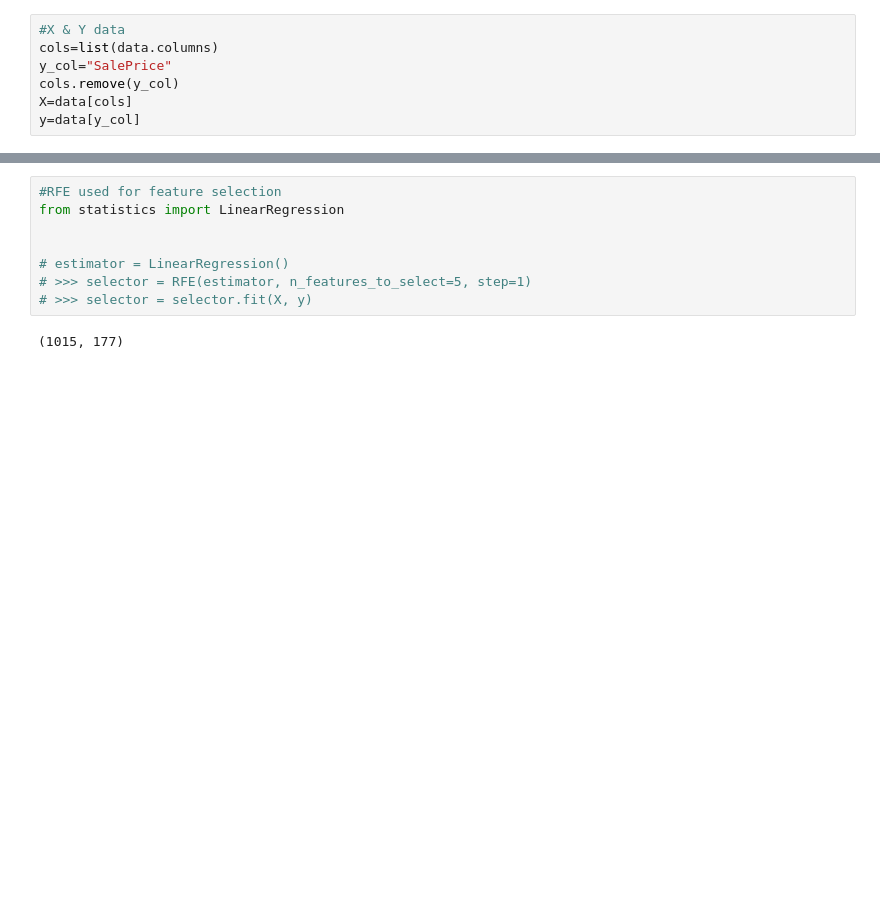
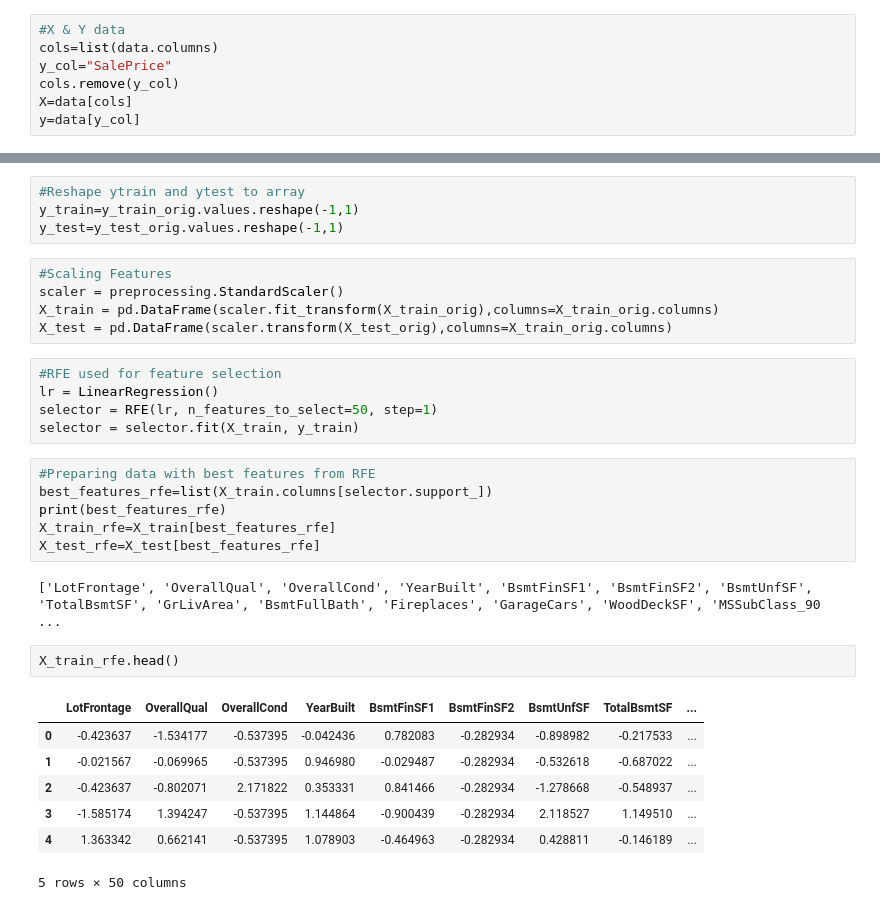
Before and after one commit to karthickchetti/HousingPricePrediction, a Jupyter notebook: Advanced_Regression.ipynb, the cells around one changed output, grey strips where cells are left out. Drawn from its saved outputs; the diff is of its cells as text; blank space fills up the shorter version.

Commit message:
scaling and rfe done

```diff
--- a/Advanced_Regression.ipynb
+++ b/Advanced_Regression.ipynb
@@ -270,10 +281,32 @@ X_train, X_test, y_train, y_test = train_test_split(X, y, test_size=0.3, random_
+# %%
+#Reshape ytrain and ytest to array
+y_train=y_train_orig.values.reshape(-1,1)
+y_test=y_test_orig.values.reshape(-1,1)
+# %%
+#Scaling Features
+scaler = preprocessing.StandardScaler()
+X_train = pd.DataFrame(scaler.fit_transform(X_train_orig),columns=X_train_orig.columns)
+X_test = pd.DataFrame(scaler.transform(X_test_orig),columns=X_train_orig.columns)
 # %%
 #RFE used for feature selection
-from statistics import LinearRegression
-
-
-# estimator = LinearRegression()
-# >>> selector = RFE(estimator, n_features_to_select=5, step=1)
-# >>> selector = selector.fit(X, y)
+lr = LinearRegression()
+selector = RFE(lr, n_features_to_select=50, step=1)
+selector = selector.fit(X_train, y_train)
-# %% [output]
-(1015, 177)
+# %%
+#Preparing data with best features from RFE
+best_features_rfe=list(X_train.columns[selector.support_])
+print(best_features_rfe)
+X_train_rfe=X_train[best_features_rfe]
+X_test_rfe=X_test[best_features_rfe]
+# %% [output]
+['LotFrontage', 'OverallQual', 'OverallCond', 'YearBuilt', 'BsmtFinSF1', 'BsmtFinSF2', 'BsmtUnfSF', 'TotalBsmtSF', 'GrLivArea', 'BsmtFullBath', 'Fireplaces', 'GarageCars', 'WoodDeckSF', 'MSSubClass_90 ...
+# %%
+X_train_rfe.head()
+# %% [output]
+|  | LotFrontage | OverallQual | OverallCond | YearBuilt | BsmtFinSF1 | BsmtFinSF2 | BsmtUnfSF | TotalBsmtSF | ... |
+| 0 | -0.423637 | -1.534177 | -0.537395 | -0.042436 | 0.782083 | -0.282934 | -0.898982 | -0.217533 | ... |
+| 1 | -0.021567 | -0.069965 | -0.537395 | 0.946980 | -0.029487 | -0.282934 | -0.532618 | -0.687022 | ... |
+| 2 | -0.423637 | -0.802071 | 2.171822 | 0.353331 | 0.841466 | -0.282934 | -1.278668 | -0.548937 | ... |
+| 3 | -1.585174 | 1.394247 | -0.537395 | 1.144864 | -0.900439 | -0.282934 | 2.118527 | 1.149510 | ... |
+| 4 | 1.363342 | 0.662141 | -0.537395 | 1.078903 | -0.464963 | -0.282934 | 0.428811 | -0.146189 | ... |
+5 rows × 50 columns
```
Also changed, not shown: parts of 5 cells of this notebook.
